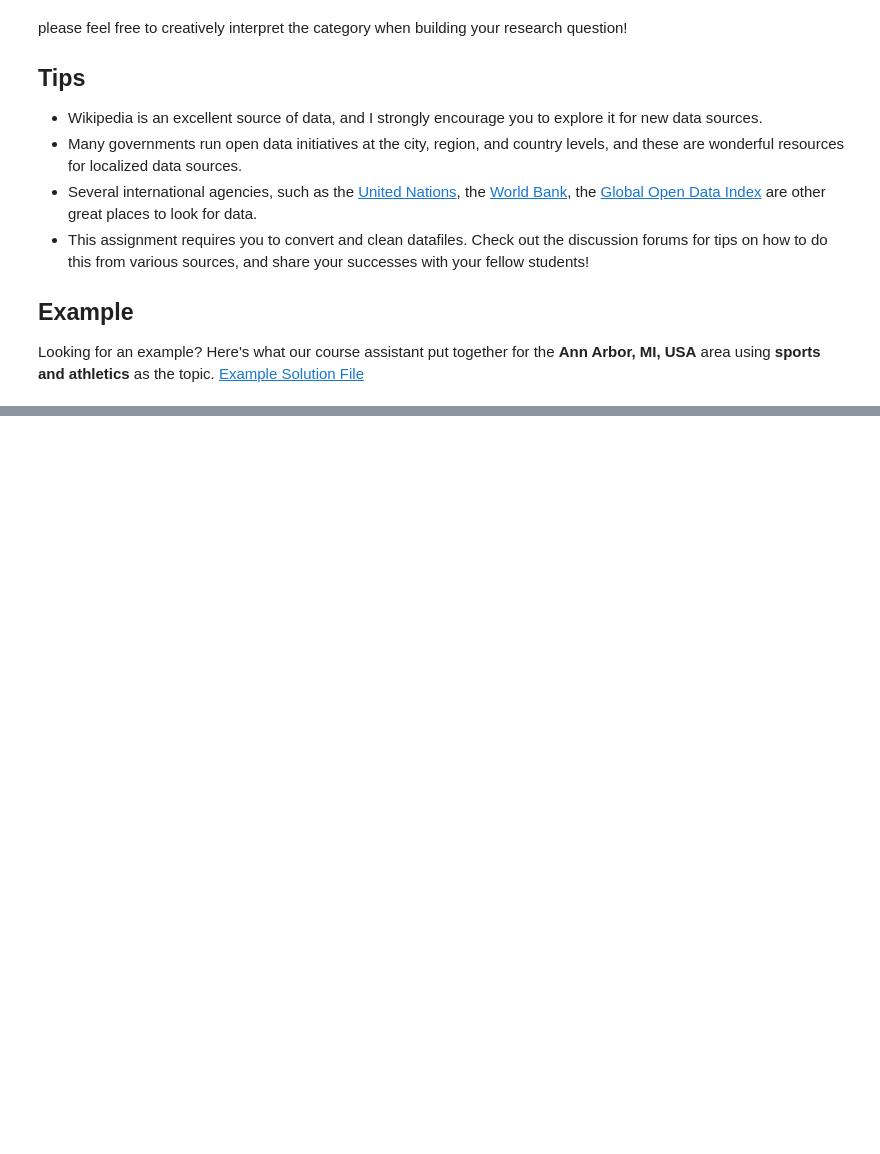
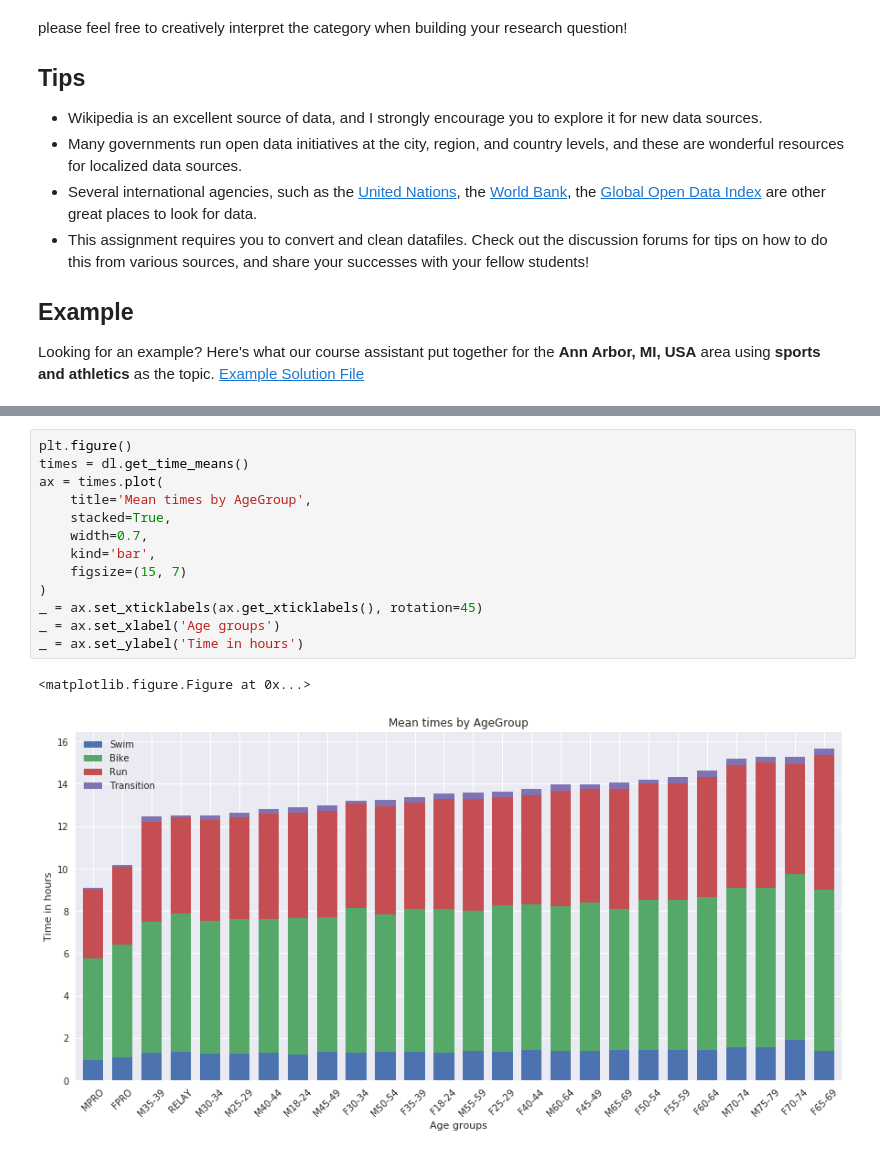
Before and after one commit to sugarraysam/coursera-applied-data-science, a Jupyter notebook: applied-plotting-charting/assignment4.ipynb, the cells around one changed output, grey strips where cells are left out. Saved outputs shown, nothing was run; the diff lists cells and outputs as text; blank space fills up the shorter version.

```diff
--- a/applied-plotting-charting/assignment4.ipynb
+++ b/applied-plotting-charting/assignment4.ipynb
@@ -146,0 +176,16 @@ sns.pairplot(df[columns], hue='AgeGroup')
+# %%
+plt.figure()
+times = dl.get_time_means()
+ax = times.plot(
+    title='Mean times by AgeGroup',
+    stacked=True,
+    width=0.7,
+    kind='bar',
+    figsize=(15, 7)
+)
+_ = ax.set_xticklabels(ax.get_xticklabels(), rotation=45)
+_ = ax.set_xlabel('Age groups')
+_ = ax.set_ylabel('Time in hours')
+# %% [output]
+<matplotlib.figure.Figure at 0x...>
+[figure, added]
```
Also changed, not shown: parts of 17 cells of this notebook, 9 other files.
